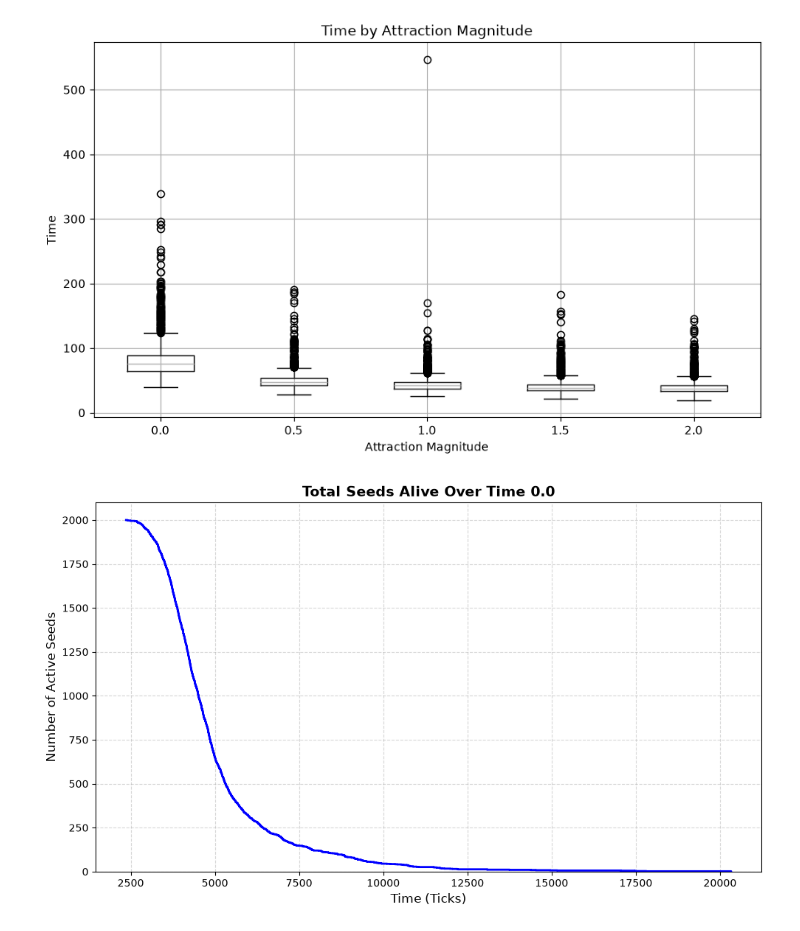
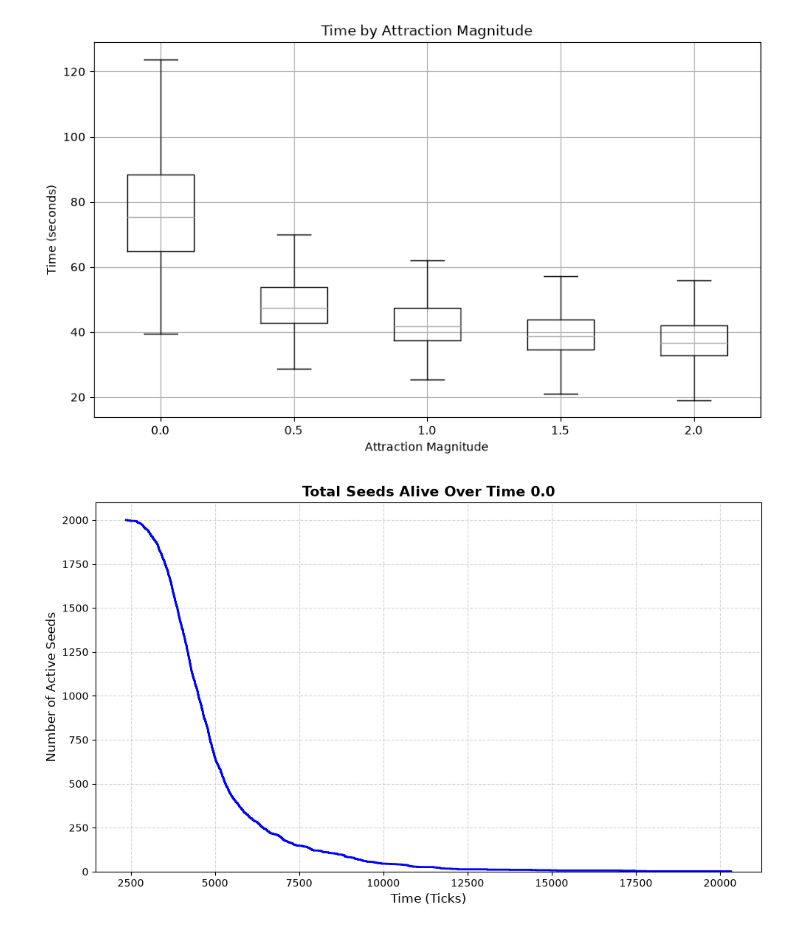
Before and after one commit to AdrianCosar/PCI-Group-21, a Jupyter notebook: examples/lexbook.ipynb, the cells around one changed output. Cells and saved outputs as stored; diff of their text form; code cells hidden in the pictures.

```diff
--- a/examples/lexbook.ipynb
+++ b/examples/lexbook.ipynb
@@ -12,15 +14,15 @@ for csv in csv_files:
     df1 = pd.concat([df1, df], ignore_index=True)
 # %%
 df1['end_time'] = df1['end_ticks'] / 60  # Convert ticks to seconds
-df1.boxplot(column='end_time', by='attraction_magnitude', figsize=(10, 6))
+df1.boxplot(column='end_time', by='attraction_magnitude', figsize=(10, 6), showfliers=False)
 
 plt.title('Time by Attraction Magnitude')
 plt.suptitle('')
 plt.xlabel('Attraction Magnitude')
-plt.ylabel('Time')
+plt.ylabel('Time (seconds)')
 plt.show()
 # %% [output]
-[figure, old version]
+[figure, new version]
 # %%
 csv_files = ['C:\\Users\\spray\\OneDrive\\Documents\\GitHub\\PCI-Group-21\\examples\\testing_0.csv', 'C:\\Users\\spray\\OneDrive\\Documents\\GitHub\\PCI-Group-21\\examples\\testing_0.5.csv', 'C:\\Users\\spray\\OneDrive\\Documents\\GitHub\\PCI-Group-21\\examples\\testing_1.csv', 'C:\\Users\\spray\\OneDrive\\Documents\\GitHub\\PCI-Group-21\\examples\\testing_1.5.csv', 'C:\\Users\\spray\\OneDrive\\Documents\\GitHub\\PCI-Group-21\\examples\\testing_2.csv']
 
```
Also changed, not shown: parts of 2 cells of this notebook.
